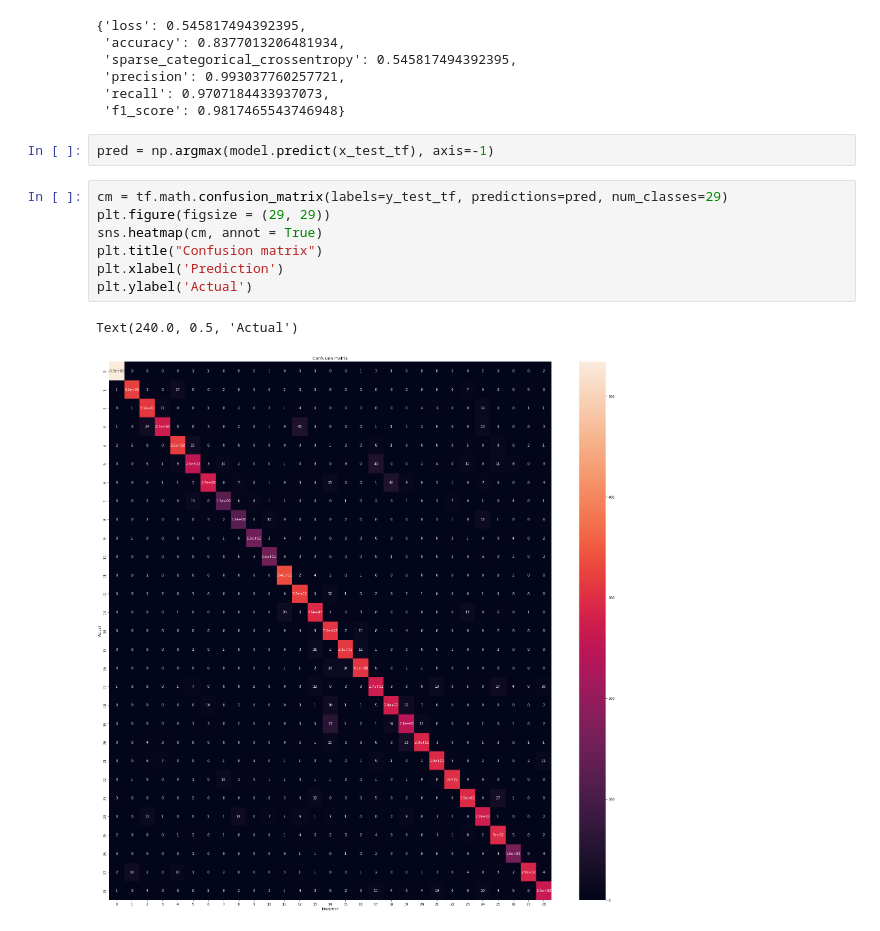
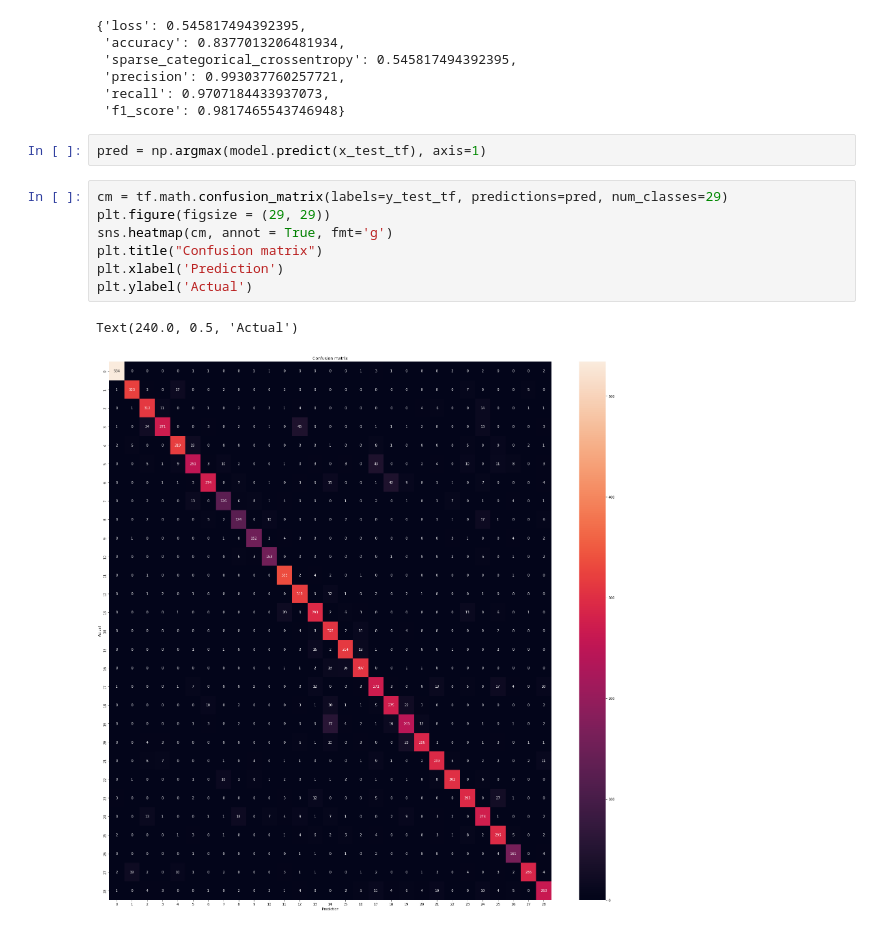
Before and after one commit to vladyslavmakartet/earin_labs, a Jupyter notebook: lab5/task.ipynb, the cells around one changed output. Cells and saved outputs as stored; diff of their text form.

```diff
--- a/lab5/task.ipynb
+++ b/lab5/task.ipynb
@@ -299,14 +299,14 @@ dict(zip(model.metrics_names, result))
  'recall': 0.9707184433937073,
  'f1_score': 0.9817465543746948}
 # %%
-pred = np.argmax(model.predict(x_test_tf), axis=-1)
+pred = np.argmax(model.predict(x_test_tf), axis=1)
 # %%
 cm = tf.math.confusion_matrix(labels=y_test_tf, predictions=pred, num_classes=29)
 plt.figure(figsize = (29, 29))
-sns.heatmap(cm, annot = True)
+sns.heatmap(cm, annot = True, fmt='g')
 plt.title("Confusion matrix")
 plt.xlabel('Prediction')
 plt.ylabel('Actual')
 # %% [output]
 Text(240.0, 0.5, 'Actual')
-[figure, old version]
+[figure, new version]
```
Also changed, not shown: 1 other file.
